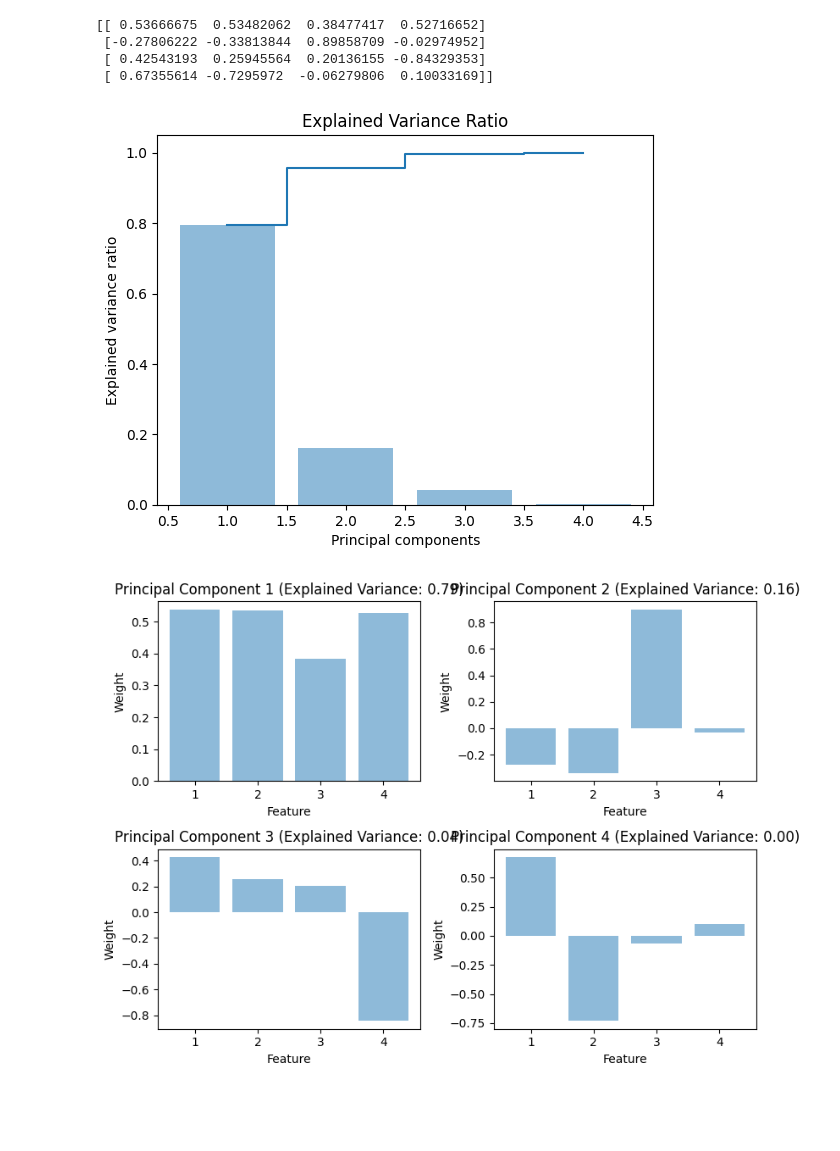
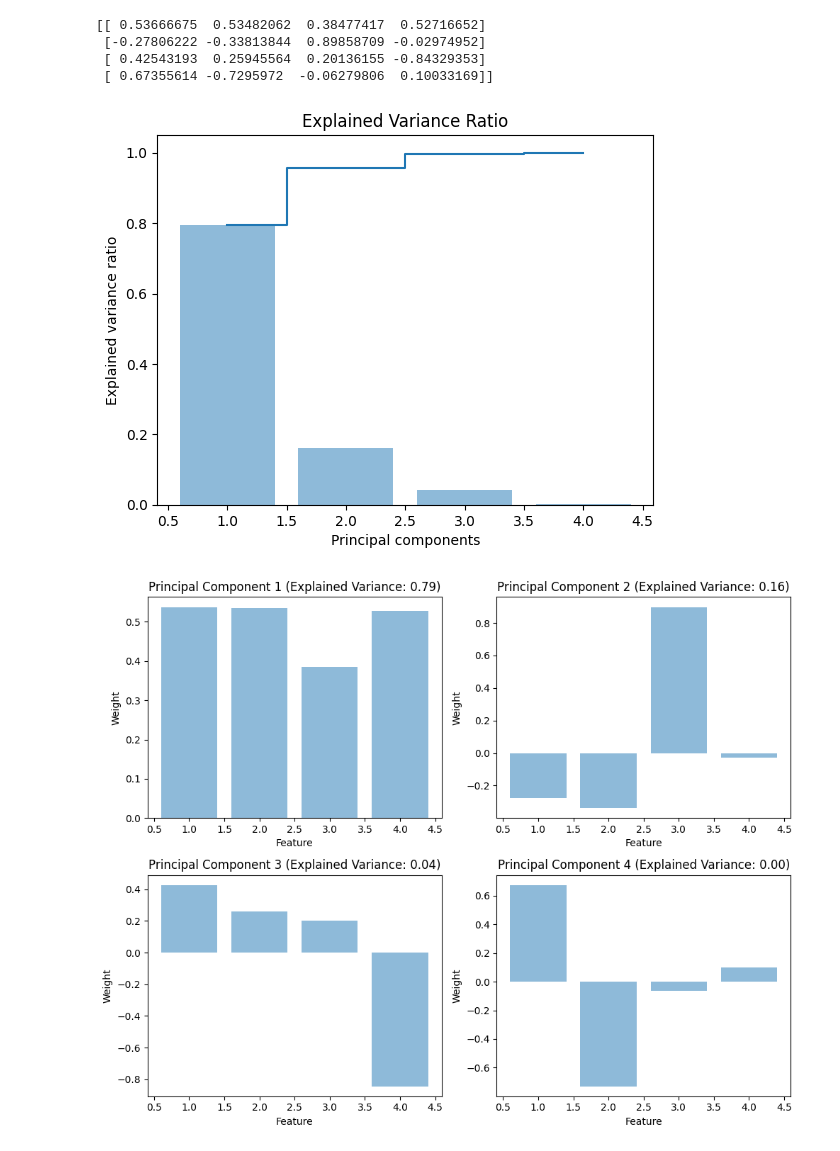
Before and after one commit to alikhan37544/NNML-SRM, a Jupyter notebook: Experiment_10_Feature_Extraction.ipynb, the cells around one changed output. Drawn from its saved outputs; the diff is of its cells as text; code cells hidden in the pictures; blank space fills up the shorter version.

```diff
--- a/Experiment_10_Feature_Extraction.ipynb
+++ b/Experiment_10_Feature_Extraction.ipynb
@@ -50,25 +50,25 @@ print(components)
 # %%
 import numpy as np
 import matplotlib.pyplot as plt
 
 # Plot explained variance ratio
 plt.bar(range(1, len(explained_variance_ratio) + 1), explained_variance_ratio, alpha=0.5, align='center')
 plt.step(range(1, len(explained_variance_ratio) + 1), np.cumsum(explained_variance_ratio), where='mid')
 plt.ylabel('Explained variance ratio')
 plt.xlabel('Principal components')
 plt.title('Explained Variance Ratio')
 plt.show()
 
 # Plot principal components
-plt.figure(figsize=(8, 6))
+plt.figure(figsize=(10, 8))
 for i, (pc, var) in enumerate(zip(components, explained_variance_ratio), start=1):
     plt.subplot(2, 2, i)
     plt.bar(range(1, len(pc) + 1), pc, alpha=0.5, align='center')
     plt.xlabel('Feature')
     plt.ylabel('Weight')
     plt.title(f'Principal Component {i} (Explained Variance: {var:.2f})')
 plt.tight_layout()
 plt.show()
 # %% [output]
 [figure]
-[figure, old version]
+[figure, new version]
```
Also changed, not shown: 5 other files.
